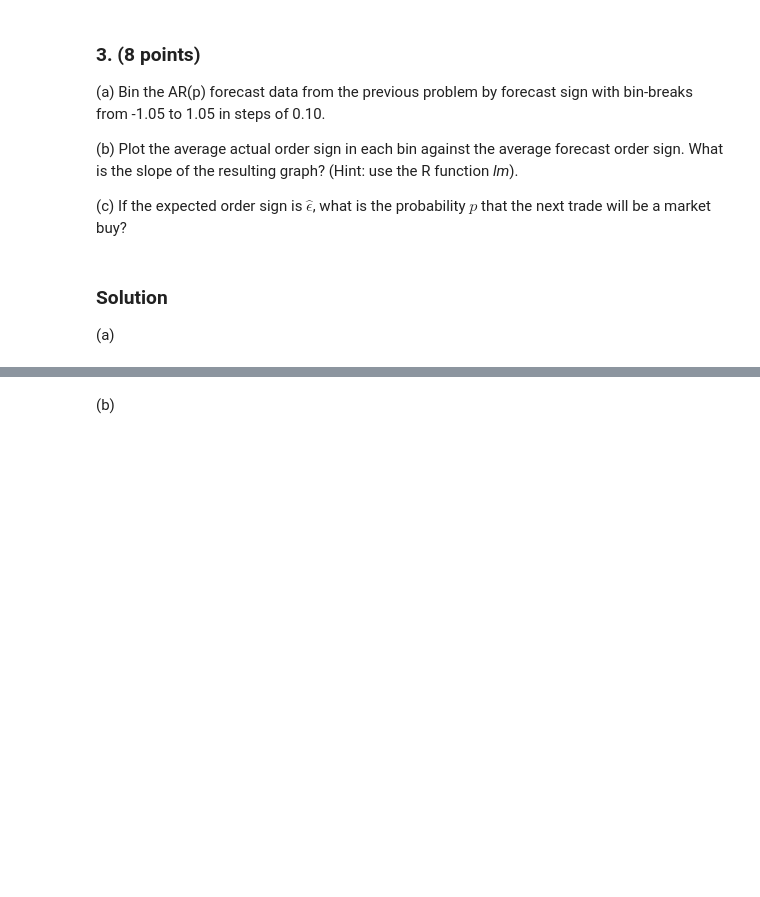
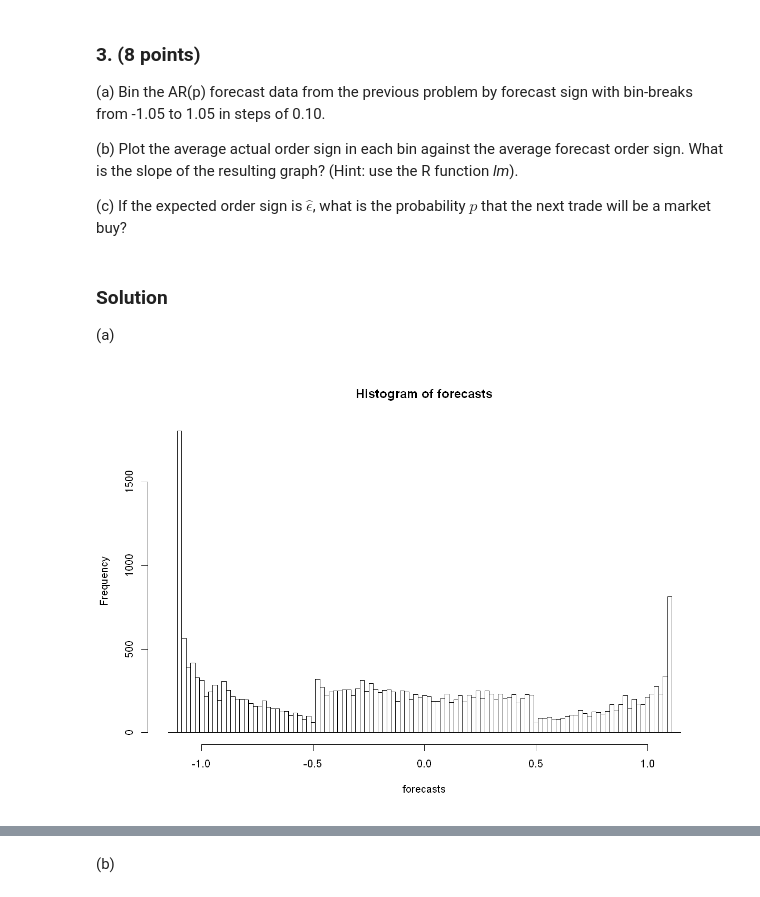
Before and after one commit to gjimzhou/MTH9879-Market-Microstructure-Models, a Jupyter notebook: 9879HW7_Junliang_Zhou.ipynb, the cells around one changed output, grey strips where cells are left out. Drawn from its saved outputs; the diff is of its cells as text; code cells hidden in the pictures; blank space fills up the shorter version.

```diff
--- a/9879HW7_Junliang_Zhou.ipynb
+++ b/9879HW7_Junliang_Zhou.ipynb
@@ -232,3 +241,19 @@ Order selected 17  sigma^2 estimated as  0.6969
 ### Solution
 
 (a)
+# %%
+# Get coefficients
+order <- fit$order
+coefs <- fit$ar
+len <- length(tradeSigns)
+forecasts <- tradeSigns[1:(len-order)]
+
+# Generate forecasts
+for (i in 1:(len-order)) {
+    forecasts[i] <- sum(coefs*tradeSigns[i:(i+order)])
+}
+# %%
+# Histogram for range from -1.15 to 1.15 by 0.02
+hist(forecasts, breaks=seq(-1.15,1.15,by=0.02))
+# %% [output]
+[figure, added]
```
Also changed, not shown: parts of 8 cells of this notebook.
